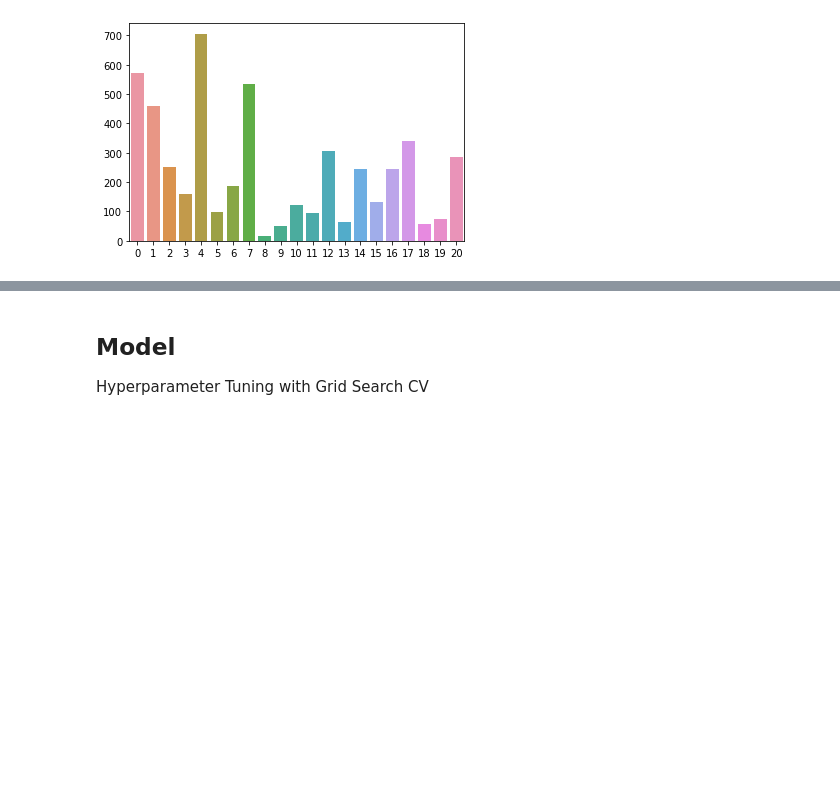
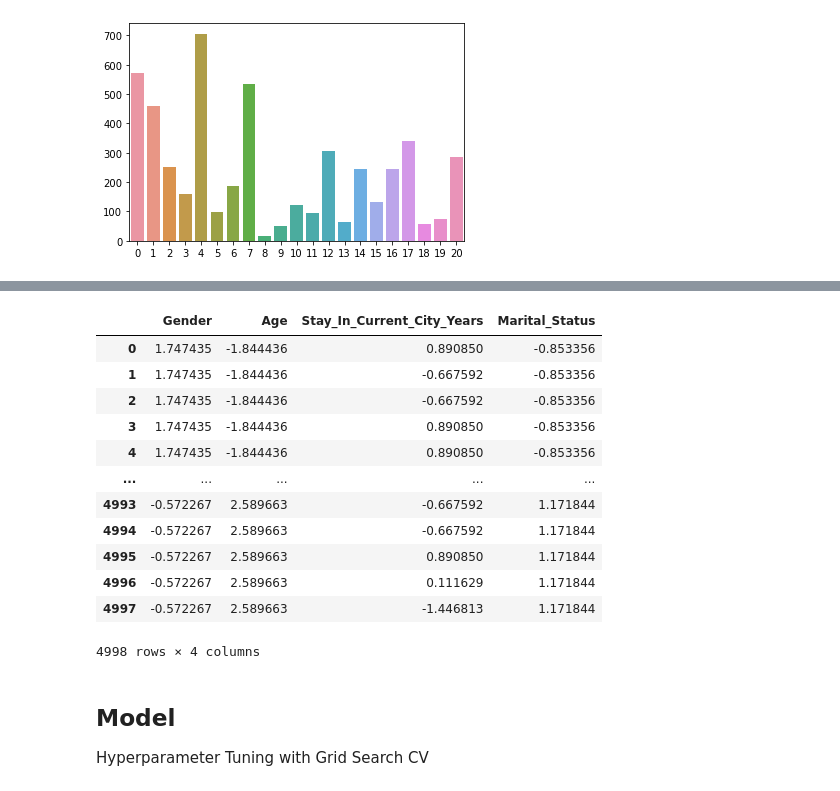
Before and after one commit to Taehee-K/ToBigs15, a Jupyter notebook: Week3/week3_KNN & Clustering/assignment1.ipynb, the cells around one changed output, grey strips where cells are left out. Saved outputs shown, nothing was run; the diff lists cells and outputs as text; code cells hidden in the pictures; blank space fills up the shorter version.

```diff
--- a/Week3/week3_KNN & Clustering/assignment1.ipynb
+++ b/Week3/week3_KNN & Clustering/assignment1.ipynb
@@ -323,0 +361,23 @@ Index(['Age', 'Occupation', 'Stay_In_Current_City_Years'], dtype='object')
+# %%
+## 모델에 적용하기 이전에 데이터 정규화시키기
+
+from sklearn.preprocessing import StandardScaler
+
+scaler = StandardScaler()
+X_num_scaled = scaler.fit_transform(X_numerical)
+X_num_scaled = pd.DataFrame(X_num_scaled, columns = X_numerical.columns)
+X_num_scaled
+# %% [output]
+|  | Gender | Age | Stay_In_Current_City_Years | Marital_Status |
+| 0 | 1.747435 | -1.844436 | 0.890850 | -0.853356 |
+| 1 | 1.747435 | -1.844436 | -0.667592 | -0.853356 |
+| 2 | 1.747435 | -1.844436 | -0.667592 | -0.853356 |
+| 3 | 1.747435 | -1.844436 | 0.890850 | -0.853356 |
+| 4 | 1.747435 | -1.844436 | 0.890850 | -0.853356 |
+| ... | ... | ... | ... | ... |
+| 4993 | -0.572267 | 2.589663 | -0.667592 | 1.171844 |
+| 4994 | -0.572267 | 2.589663 | -0.667592 | 1.171844 |
+| 4995 | -0.572267 | 2.589663 | 0.890850 | 1.171844 |
+| 4996 | -0.572267 | 2.589663 | 0.111629 | 1.171844 |
+| 4997 | -0.572267 | 2.589663 | -1.446813 | 1.171844 |
+4998 rows × 4 columns
```
Also changed, not shown: parts of 26 cells of this notebook.
